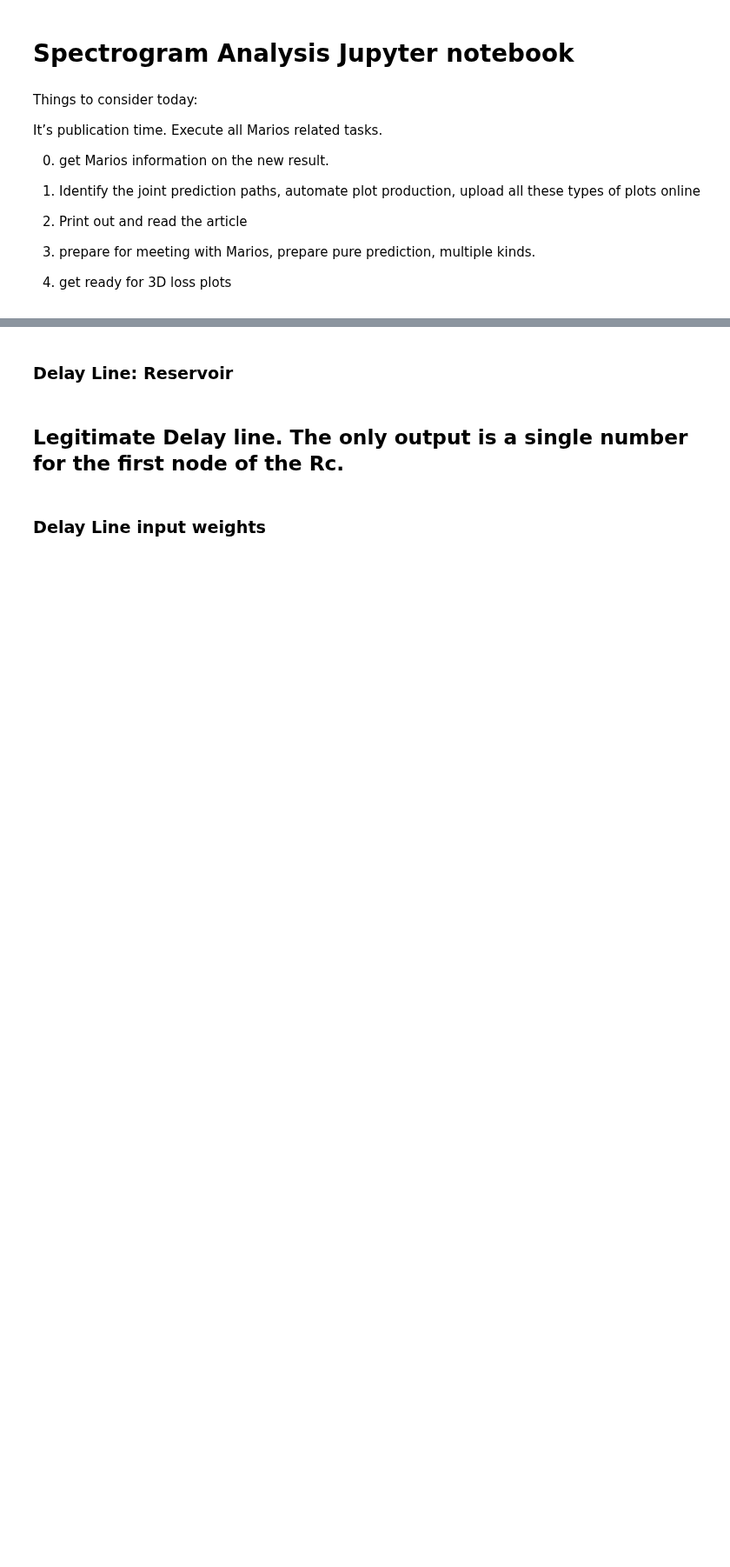
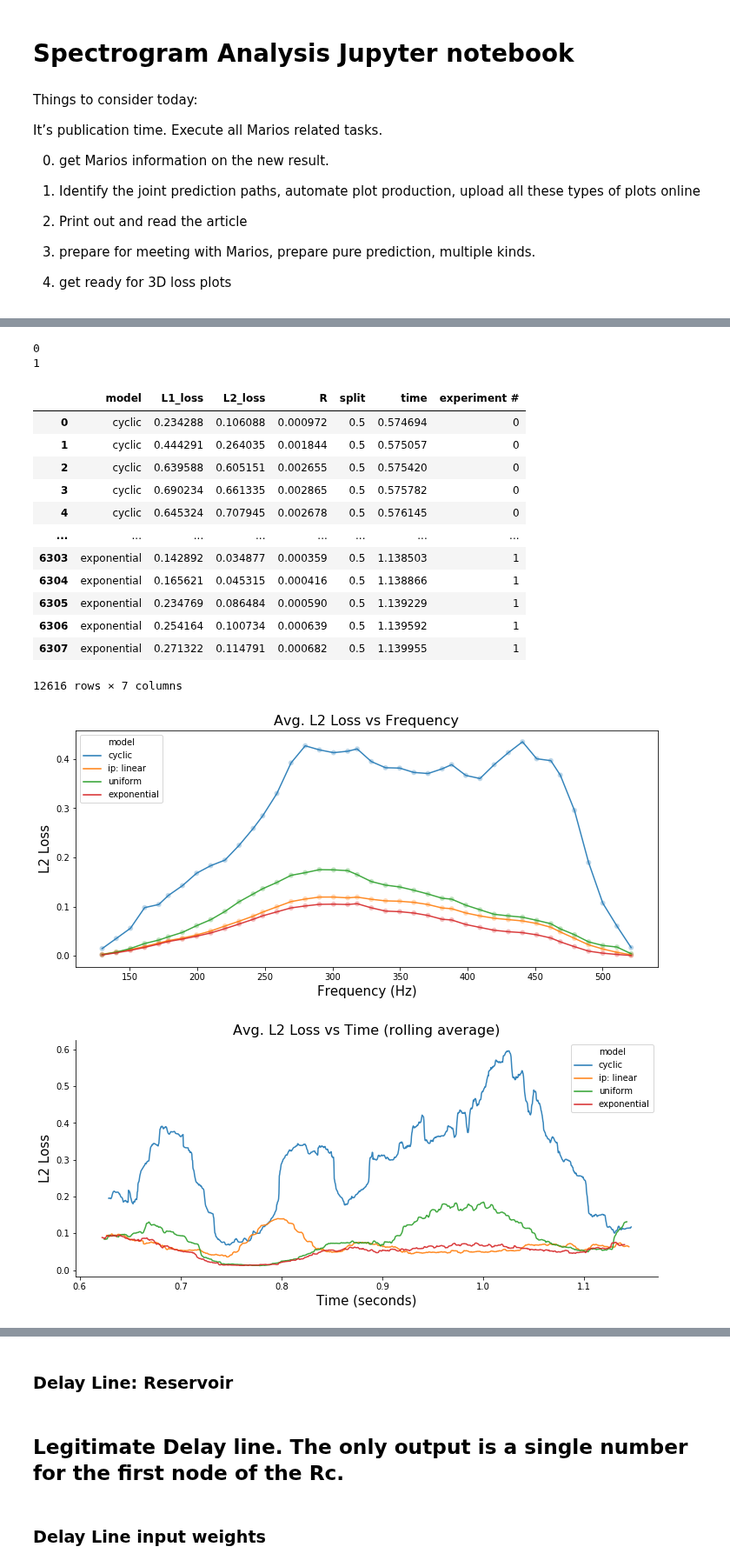
Before and after one commit to blindedjoy/Reservoir, a Jupyter notebook: MARIOS/Analysis.ipynb, the cells around one changed output, grey strips where cells are left out. Shown at 87% size. Cells and saved outputs as stored; diff of their text form; code cells hidden in the pictures; blank space fills up the shorter version.

```diff
--- a/MARIOS/Analysis.ipynb
+++ b/MARIOS/Analysis.ipynb
@@ -136 +231,38 @@ time_plot(dl_expers, experiment_num = 0, rolling = 150, save = "obs_4_time",
+# %%
+def recursive_dict_combine(exper1, exper2):
+    for key1, value1 in exper1.items():
+        if type(exper1[key1]) == dict:
+            #print(key1)
+            exper1[key1] = {**exper1[key1], **exper2[key1]}
+            #print(exper1[key1])
+    return exper1
+def analysis_combine(analysis1, analysis2, n):
+    for i, exper in enumerate(analysis1.experiment_lst):
+        print(i)
+        analysis1.experiment_lst[i] = recursive_dict_combine(dl_expers.experiment_lst[i],
+                                                             random_expers.experiment_lst[i])
+    return(analysis1)
+combined_analysis = analysis_combine(dl_expers, random_expers, 0)
+# %% [output]
+0
+1
+# %%
+
+quick_plot(1, combined_analysis)
+# %% [output]
+|  | model | L1_loss | L2_loss | R | split | time | experiment # |
+| 0 | cyclic | 0.234288 | 0.106088 | 0.000972 | 0.5 | 0.574694 | 0 |
+| 1 | cyclic | 0.444291 | 0.264035 | 0.001844 | 0.5 | 0.575057 | 0 |
+| 2 | cyclic | 0.639588 | 0.605151 | 0.002655 | 0.5 | 0.575420 | 0 |
+| 3 | cyclic | 0.690234 | 0.661335 | 0.002865 | 0.5 | 0.575782 | 0 |
+| 4 | cyclic | 0.645324 | 0.707945 | 0.002678 | 0.5 | 0.576145 | 0 |
+| ... | ... | ... | ... | ... | ... | ... | ... |
+| 6303 | exponential | 0.142892 | 0.034877 | 0.000359 | 0.5 | 1.138503 | 1 |
+| 6304 | exponential | 0.165621 | 0.045315 | 0.000416 | 0.5 | 1.138866 | 1 |
+| 6305 | exponential | 0.234769 | 0.086484 | 0.000590 | 0.5 | 1.139229 | 1 |
+| 6306 | exponential | 0.254164 | 0.100734 | 0.000639 | 0.5 | 1.139592 | 1 |
+| 6307 | exponential | 0.271322 | 0.114791 | 0.000682 | 0.5 | 1.139955 | 1 |
+12616 rows × 7 columns
+[figure, added]
+[figure, added]
 # %%
```
Also changed, not shown: parts of 28 cells of this notebook, 13 other files.
